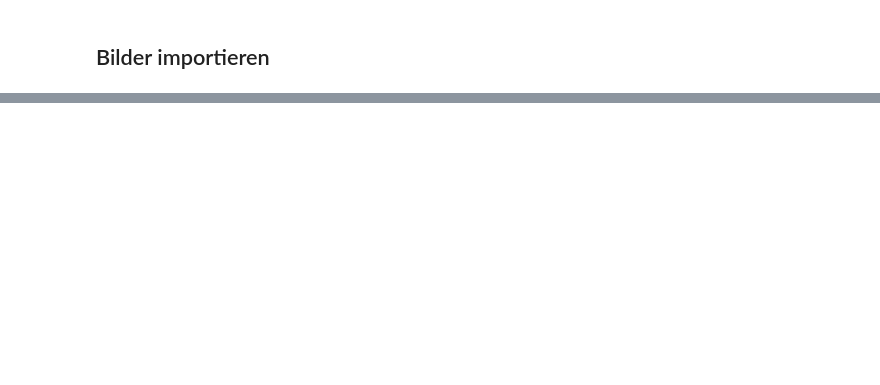
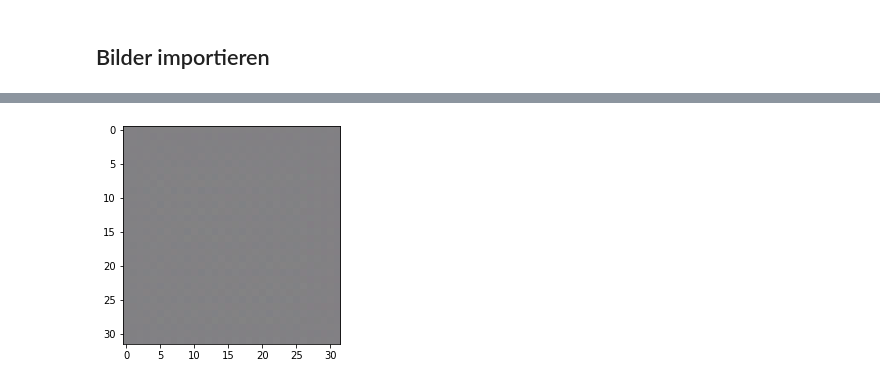
Before and after one commit to MeldrMue/GIT-Repository-GAN, a Jupyter notebook: src/GAN.ipynb, the cells around one changed output, grey strips where cells are left out. Drawn from its saved outputs; the diff is of its cells as text; code cells hidden in the pictures; blank space fills up the shorter version.

```diff
--- a/src/GAN.ipynb
+++ b/src/GAN.ipynb
@@ -328,0 +203,12 @@ class Discriminator(nn.Module):
+# %%
+#print(foutput.shape)
+#print(foutput.type)
+tup_foutput = []
+tup_foutput = torch.tensor_split(foutput, 10, dim=0)
+arr_foutput = []
+for x in tup_foutput:
+    x = torch.squeeze(x)
+    print(x.shape)
+    arr_foutput.append(x)
+print(type(arr_foutput))
+print(len(arr_foutput))
@@ -328,0 +228,23 @@ class Discriminator(nn.Module):
+# %%
+def imshow(img):
+    img = img / 2 + 0.5     # unnormalize
+    npimg = img.detach().numpy()
+    plt.imshow(np.transpose(npimg, (1, 2, 0)))
+    plt.show()
+
+
+# Erhalten Sie zufällig Trainingsbilder
+#dataiter = iter(arr_foutput)
+#images, labels = dataiter.next()
+
+# Bild anzeigen
+#imshow(torchvision.utils.make_grid(arr_foutput))
+
+
+#Einzelnes Bild ausgeben
+img = arr_foutput[0].detach().numpy()
+nimg = np.transpose(img, (1, 2, 0))
+plt.imshow(nimg)
+plt.show()
+# %% [output]
+[figure, added]
```
Also changed, not shown: parts of 17 cells of this notebook.
